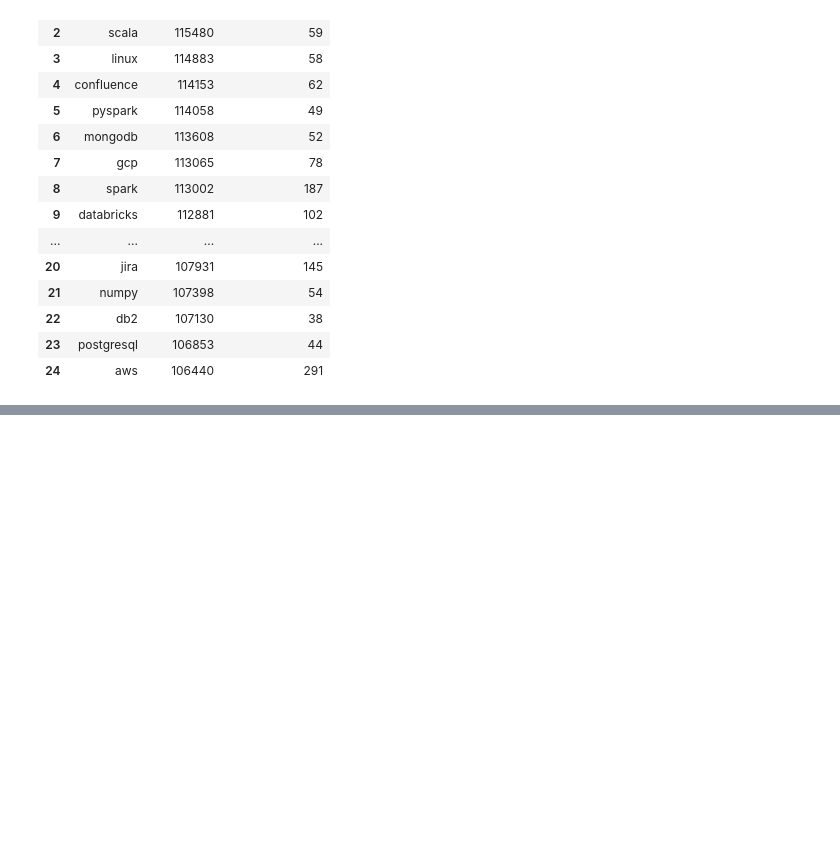
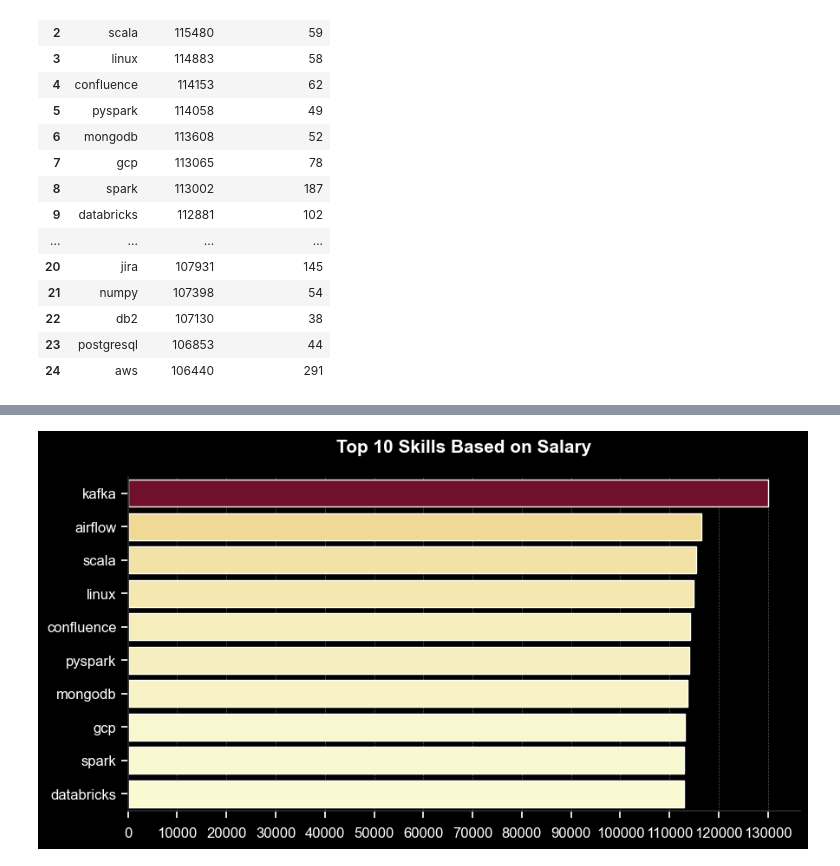
Before and after one commit to TomaszK94/SQL, a Jupyter notebook: Graphs/4_top_skills_based_on_salary.ipynb, the cells around one changed output, grey strips where cells are left out. Drawn from its saved outputs; the diff is of its cells as text; code cells hidden in the pictures; blank space fills up the shorter version.

Commit message:
4_top10_based_on_salary

```diff
--- a/Graphs/4_top_skills_based_on_salary.ipynb
+++ b/Graphs/4_top_skills_based_on_salary.ipynb
@@ -24,3 +24,5 @@ df
 | 22 | db2 | 107130 | 38 |
 | 23 | postgresql | 106853 | 44 |
 | 24 | aws | 106440 | 291 |
+# %%
+df_top_10 = df.head(10).copy()
@@ -26,0 +43,27 @@ df
+# %%
+plt.figure(figsize=(10, 5), facecolor="black")
+
+sns.set_theme(style="ticks")
+sns.barplot(data=df_top_10, x="avg_salary", y="skills", hue="avg_salary", palette="YlOrRd", legend=False)
+sns.despine()
+
+ax = plt.gca()  # Pobierz bieżący obiekt osi
+ax.set_facecolor("black")  # Zmiana koloru tła na jasnoszary
+# Ustawienia kolorów osi
+
+
+plt.grid(axis="x", color="gray", linestyle="--", linewidth=0.5, alpha=0.7, zorder=0)
+plt.title("Top 10 Skills Based on Salary", color='white', fontsize=15, fontweight='bold', pad=20)
+plt.ylabel("")
+plt.xlabel("")
+
+ax.tick_params(axis='x', colors='white', labelsize=12)
+ax.tick_params(axis='y', colors='white', labelsize=12)
+ax.xaxis.set_tick_params(pad=8)
+
+max_value = df["avg_salary"].max()
+ax.set_xticks(range(0, max_value + 5000, 10000))
+
+plt.show()
+# %% [output]
+[figure, added]
```
Also changed, not shown: parts of 1 cell of this notebook.
